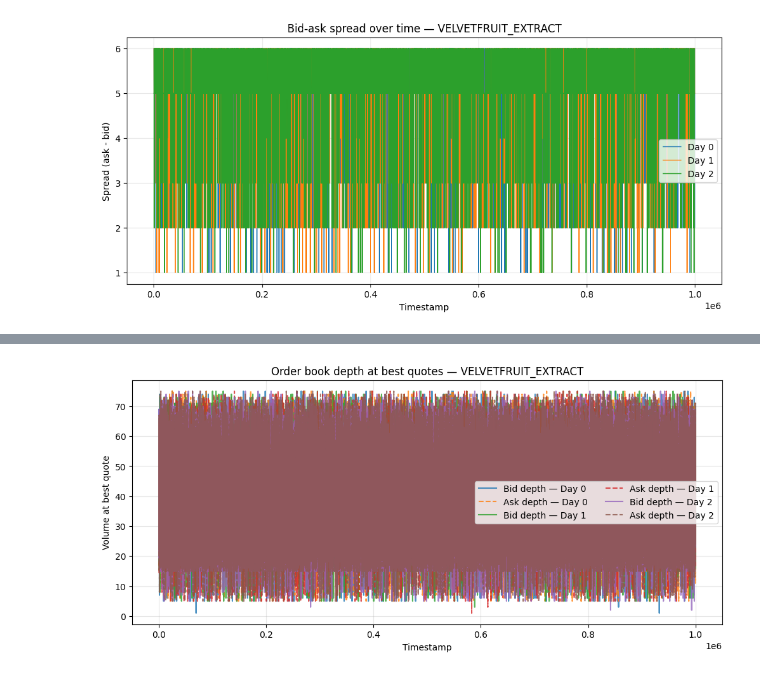
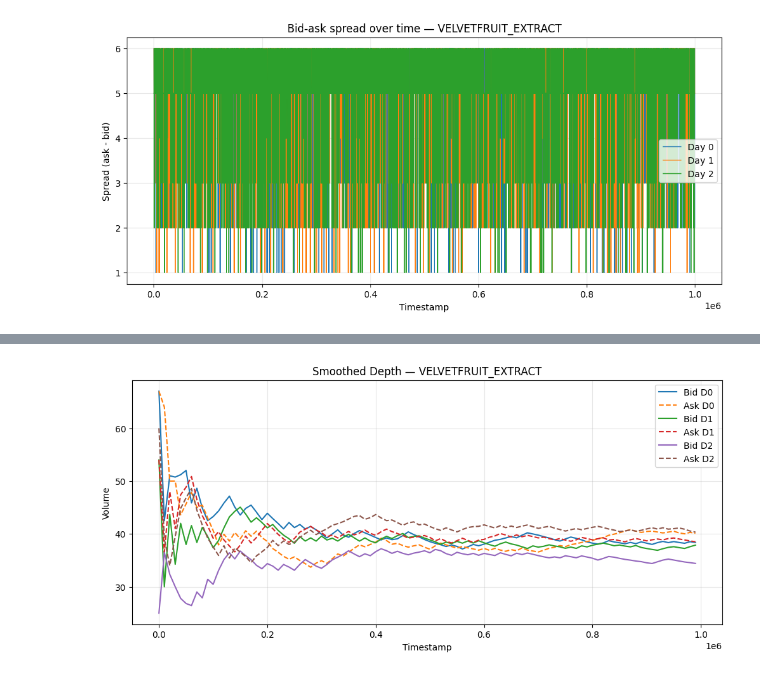
Before and after one commit to Rujul-1105/prosperity-4, a Jupyter notebook: algo_rounds/plots/r3/VELVETFRUIT_EXTRACT_prices.ipynb, the cells around one changed output, grey strips where cells are left out. Drawn from its saved outputs; the diff is of its cells as text; code cells hidden in the pictures.

```diff
--- a/algo_rounds/plots/r3/VELVETFRUIT_EXTRACT_prices.ipynb
+++ b/algo_rounds/plots/r3/VELVETFRUIT_EXTRACT_prices.ipynb
@@ -98,3 +98,24 @@ ax.grid(True, alpha=0.3)
 plt.show()
 # %% [output]
 [figure]
+# %%
+fig, ax = plt.subplots(figsize=(12, 5))
+
+for day, g in df.groupby("day"):
+    g = g.sort_values("timestamp")
+
+    # Downsample first (VERY important)
+    g = g.iloc[::100]
+
+    # Smooth spread
+    spread_smooth = g["spread"].rolling(200, min_periods=1).mean()
+
+    ax.plot(g["timestamp"], spread_smooth, label=f"Day {day}")
+
+ax.set_title(f"Smoothed Spread — {product}")
+ax.set_xlabel("Timestamp")
+ax.set_ylabel("Spread")
+ax.legend()
+ax.grid(alpha=0.3)
+
+plt.show()
@@ -101,15 +124,25 @@ plt.show()
 # %%
 fig, ax = plt.subplots(figsize=(12, 5))
 
 for day, g in df.groupby("day"):
-    ax.plot(g["timestamp"], g["bid_depth"], label=f"Bid depth — Day {day}", alpha=0.8)
-    ax.plot(g["timestamp"], g["ask_depth"], label=f"Ask depth — Day {day}", alpha=0.8, linestyle="--")
+    g = g.sort_values("timestamp")
 
-ax.set_title(f"Order book depth at best quotes — {product}")
+    # 🔹 Downsample (huge impact)
+    g = g.iloc[::100]
+
+    # 🔹 Smooth
+    bid_smooth = g["bid_depth"].rolling(200, min_periods=1).mean()
+    ask_smooth = g["ask_depth"].rolling(200, min_periods=1).mean()
+
+    ax.plot(g["timestamp"], bid_smooth, label=f"Bid D{day}")
+    ax.plot(g["timestamp"], ask_smooth, linestyle="--", label=f"Ask D{day}")
+
+ax.set_title(f"Smoothed Depth — {product}")
 ax.set_xlabel("Timestamp")
-ax.set_ylabel("Volume at best quote")
-ax.legend(ncol=2)
-ax.grid(True, alpha=0.3)
+ax.set_ylabel("Volume")
+ax.legend()
+ax.grid(alpha=0.3)
+
 plt.show()
 # %% [output]
-[figure, old version]
+[figure, new version]
```
Also changed, not shown: parts of 2 cells of this notebook, 11 other files.
